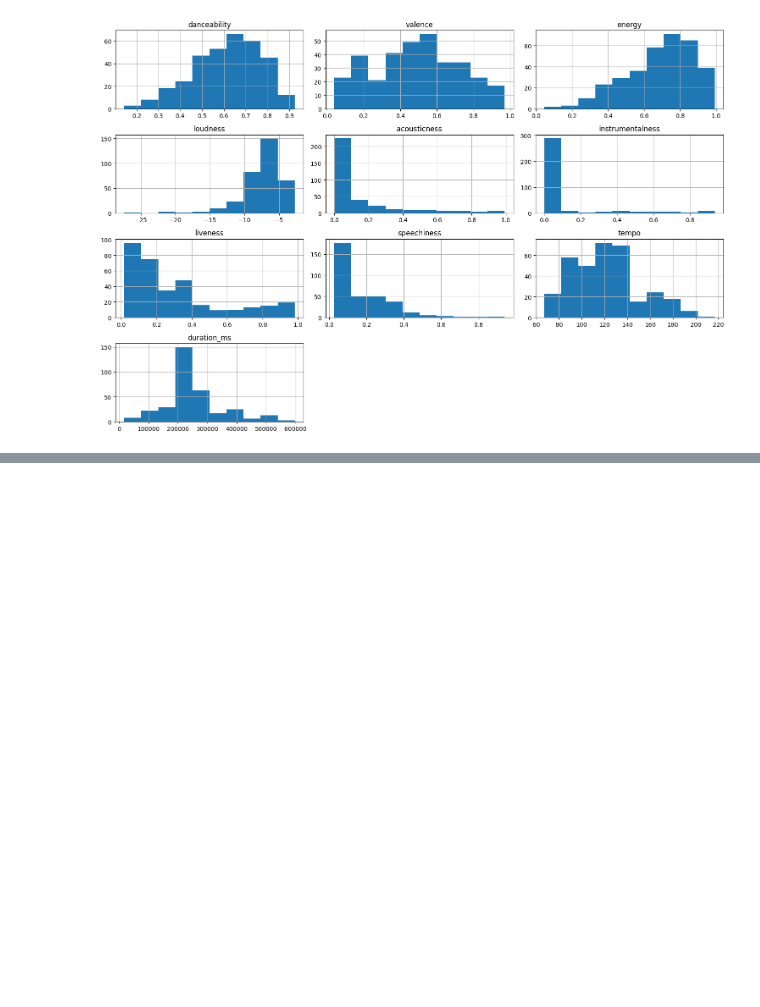
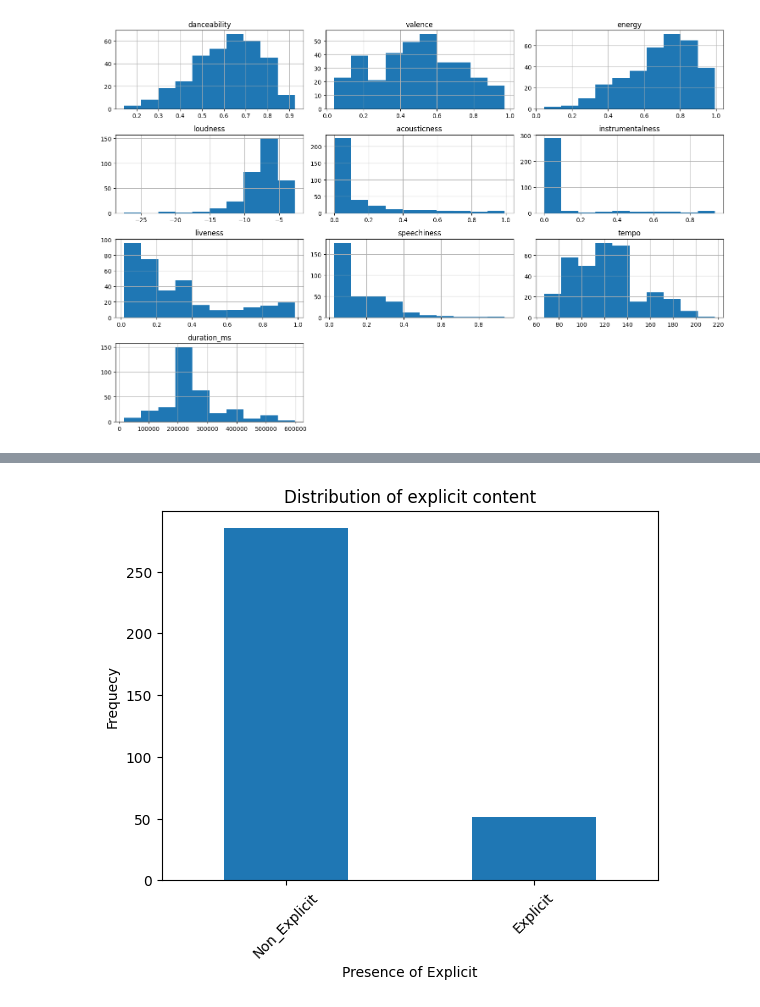
Before and after one commit to SanjilaGangaju/ExploratoryDataAnalysis_usingPython, a Jupyter notebook: beyoncetrack.ipynb, the cells around one changed output, grey strips where cells are left out. Cells and saved outputs as stored; diff of their text form; code cells hidden in the pictures; blank space fills up the shorter version.

```diff
--- a/beyoncetrack.ipynb
+++ b/beyoncetrack.ipynb
@@ -181,0 +194,10 @@ plt.show()
+# %%
+explicit_counts=data['is_explicit'].value_counts()
+explicit_counts.plot(kind='bar')
+plt.title("Distribution of explicit content")
+plt.xlabel("Presence of Explicit")
+plt.ylabel("Frequecy")
+plt.xticks([0,1],['Non_Explicit','Explicit'],rotation=45)
+plt.show()
+# %% [output]
+[figure, added]
```
Also changed, not shown: parts of 2 cells of this notebook.
